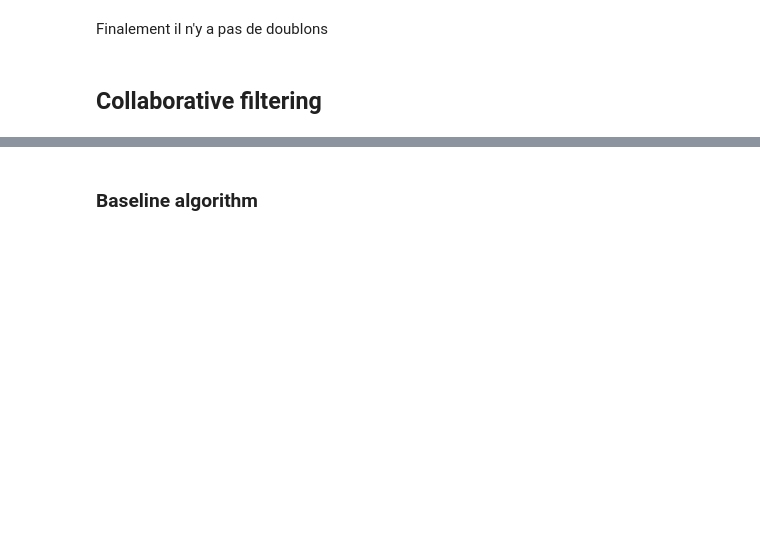
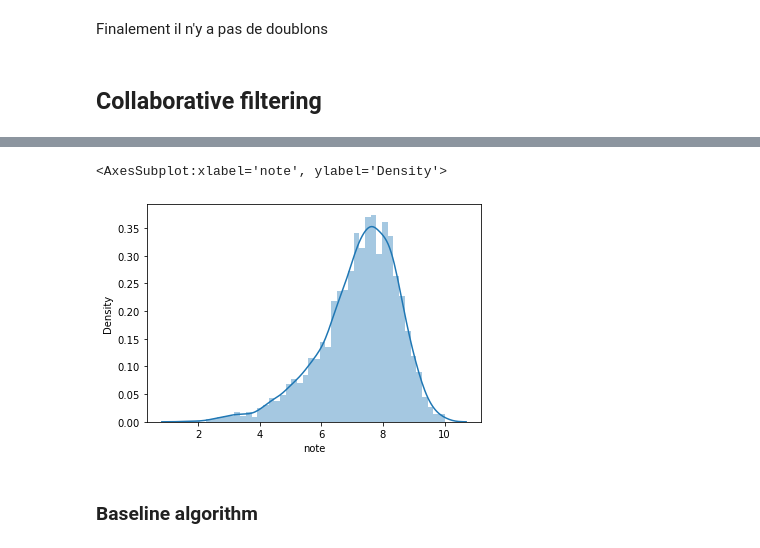
Before and after one commit to Amayas29/review-analysis, a Jupyter notebook: src/6_filtrage_colaboratif.ipynb, the cells around one changed output, grey strips where cells are left out. Cells and saved outputs as stored; diff of their text form; code cells hidden in the pictures; blank space fills up the shorter version.

```diff
--- a/src/6_filtrage_colaboratif.ipynb
+++ b/src/6_filtrage_colaboratif.ipynb
@@ -120,3 +137,9 @@ df_avis_filter = df_avis[index_df_filter][['author', 'title_id_jeu', 'note']]
+# %%
+g_game = df_avis_filter.groupby("title")["note"].mean()
+sns.distplot(g_game[game_filtred])
+# %% [output]
+<AxesSubplot:xlabel='note', ylabel='Density'>
+[figure, added]
 # %%
 train_ratings, test_ratings = train_test_split(df_avis_filter, test_size=0.2)
 # %%
```
Also changed, not shown: parts of 30 cells of this notebook, 3 other files.
